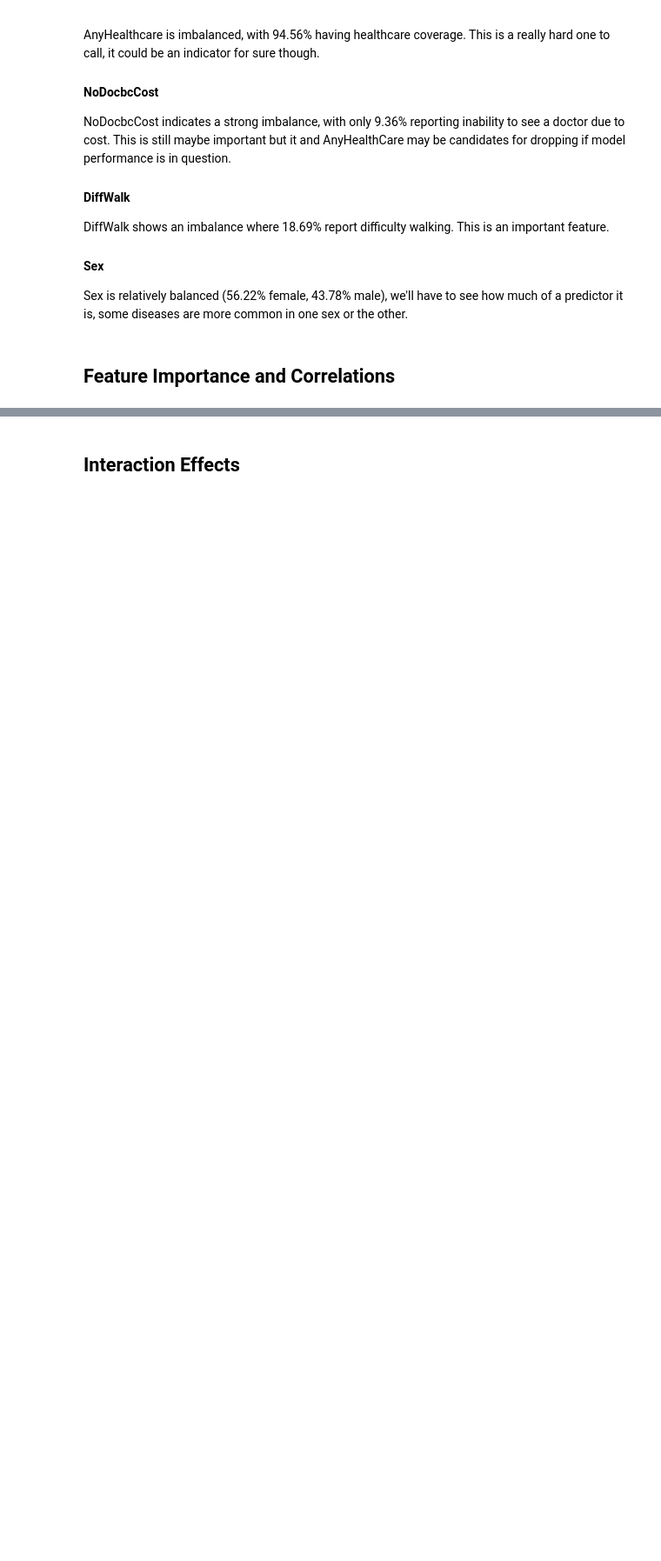
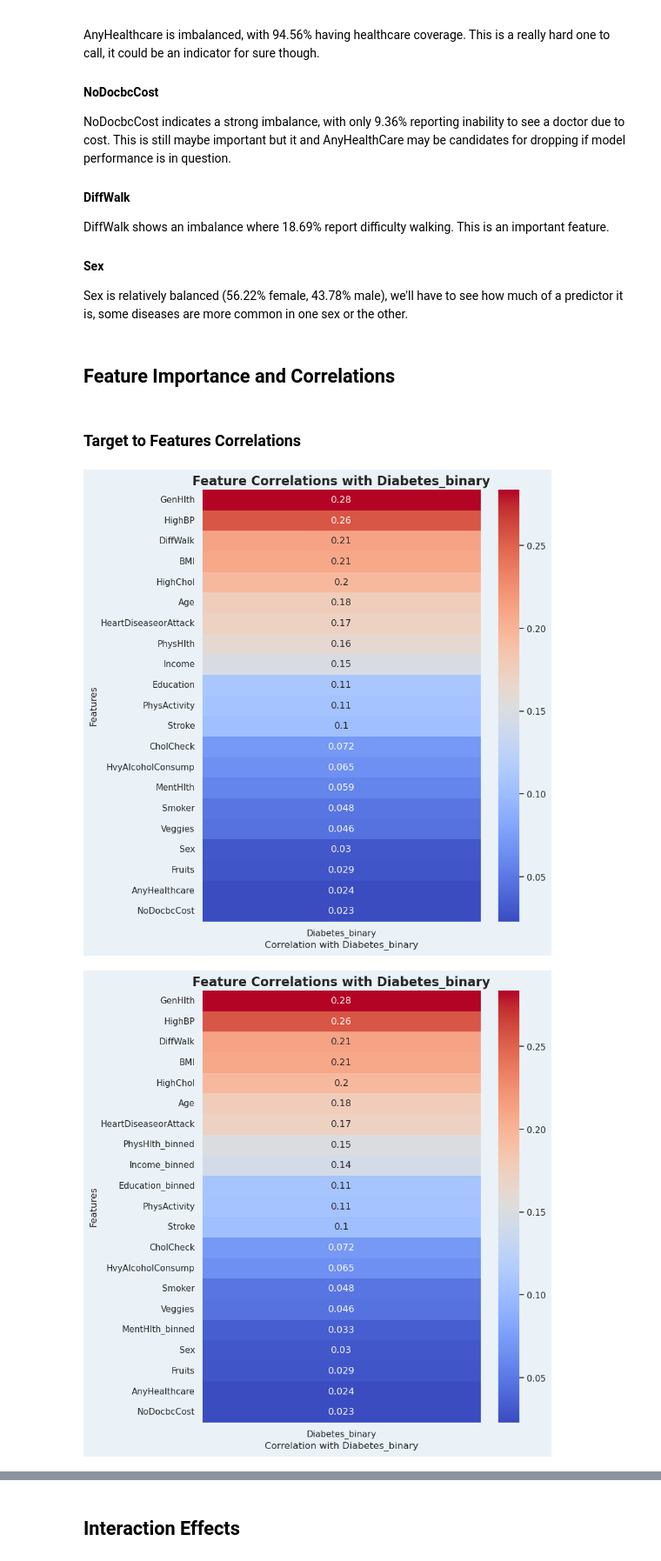
Before and after one commit to minerva-ds/diabetes-risk-identification-and-prediction, a Jupyter notebook: notebook.ipynb, the cells around one changed output, grey strips where cells are left out. Shown at 87% size. Saved outputs shown, nothing was run; the diff lists cells and outputs as text; code cells hidden in the pictures; blank space fills up the shorter version.

```diff
--- a/notebook.ipynb
+++ b/notebook.ipynb
@@ -710,6 +690,3 @@ This seems a better grouping, we can now categorize as:
-# %%
-if do_rebins:
-    X.drop(columns=['Income'],inplace=True)
 # %% [markdown]
 ### Fix Datatypes
 # %%
@@ -769,3 +738,19 @@ This looks much better for modeling
+# %%
+# List of features that were re-binned
+rebinned_features = [
+    'PhysHlth_binned',
+    'MentHlth_binned',
+    'Income_binned',
+    'Education_binned'
+]
+
+# List of original features that were not re-binned
+unrebinned_features = [
+    'PhysHlth',
+    'MentHlth',
+    'Income',
+    'Education'
+]
 # %% [markdown]
 ## Outliers
 BMI is the only column I'm worried about outliers lets check it
@@ -910,3 +895,36 @@ DiffWalk shows an imbalance where 18.69% report difficulty walking. This is an i
 Sex is relatively balanced (56.22% female, 43.78% male), we'll have to see how much of a predictor it is, some diseases are more common in one sex or the other.
 # %% [markdown]
 ## Feature Importance and Correlations
+# %% [markdown]
+### Target to Features Correlations
+# %%
+def feature_to_target_correlation_heatmap(X, y):
+    # Combine X and y into a single DataFrame
+    df = pd.concat([X, y], axis=1)
+
+    # Calculate the correlation matrix
+    corr_matrix = df.corr()
+
+    # Select the correlation of features with the target variable 'Diabetes_binary'
+    target_corr = corr_matrix['Diabetes_binary']
+
+    # Drop the target itself from the correlation list
+    target_corr = target_corr.drop(index='Diabetes_binary')
+
+    # Sort the correlations by absolute value
+    target_corr_sorted = target_corr.abs().sort_values(ascending=False)
+
+    # Plot the heatmap
+    plt.figure(figsize=(8, 10))
+    sns.heatmap(target_corr_sorted.to_frame(), annot=True, cmap='coolwarm', cbar=True)
+    plt.title('Feature Correlations with Diabetes_binary', fontsize=16, fontweight='bold')
+    plt.xlabel('Correlation with Diabetes_binary')
+    plt.ylabel('Features')
+    plt.show()
+
+# Assuming X is your features DataFrame and y is your target variable
+feature_to_target_correlation_heatmap(X.drop(columns=rebinned_features), y)
+feature_to_target_correlation_heatmap(X.drop(columns=unrebinned_features), y)
+# %% [output]
+[figure, added]
+[figure, added]
```
Also changed, not shown: parts of 44 cells of this notebook.
